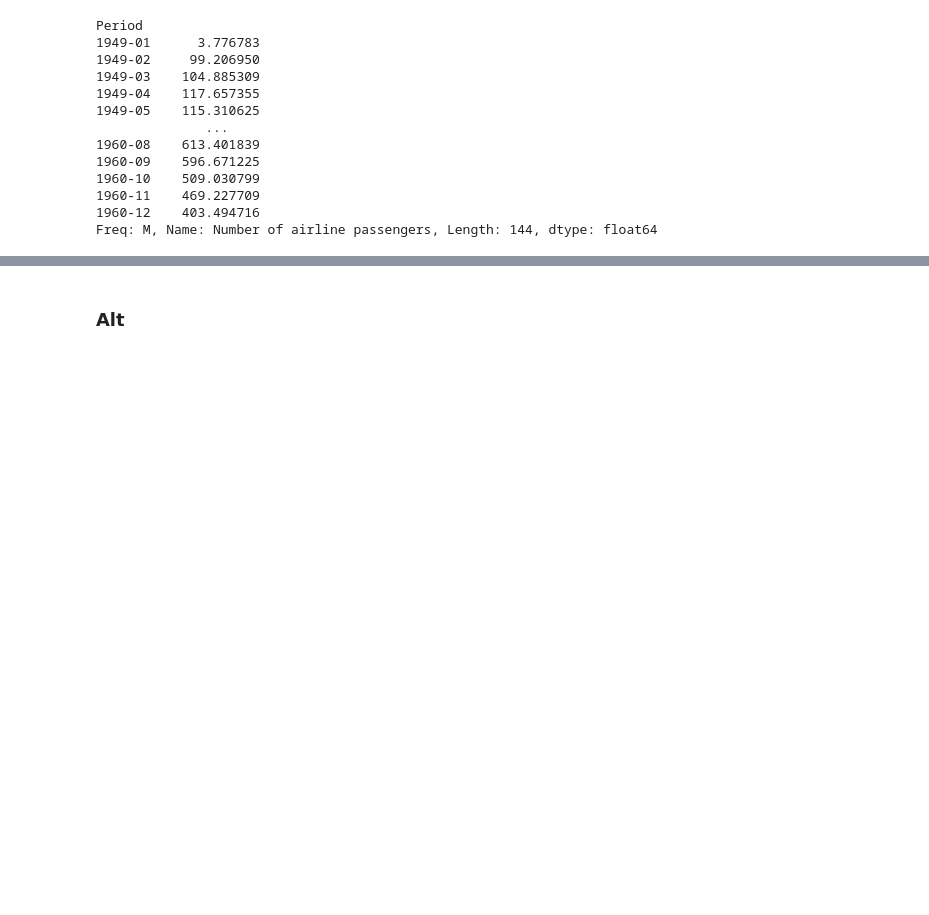
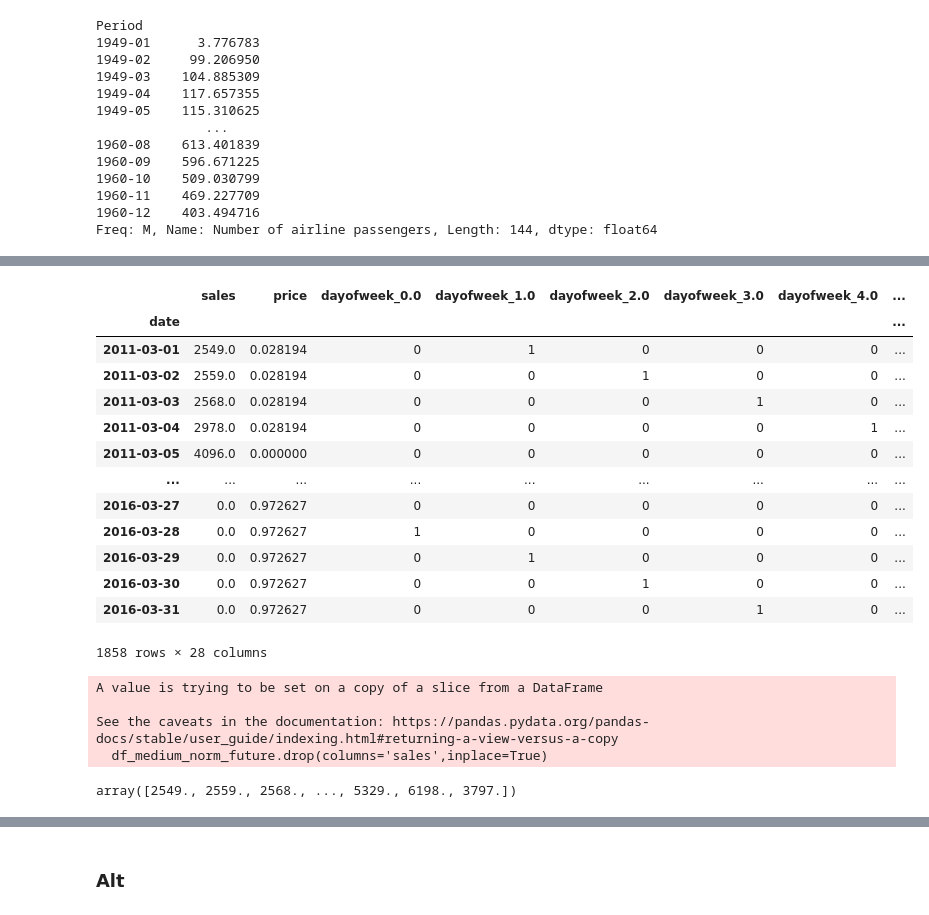
Before and after one commit to EdwinUe/BAB_WS22-23, a Jupyter notebook: Code/003BusinessAnalyticsBProjekt.ipynb, the cells around one changed output, grey strips where cells are left out. Cells and saved outputs as stored; diff of their text form; code cells hidden in the pictures; blank space fills up the shorter version.

```diff
--- a/Code/003BusinessAnalyticsBProjekt.ipynb
+++ b/Code/003BusinessAnalyticsBProjekt.ipynb
@@ -1117,0 +1090,3 @@ Freq: M, Name: Number of airline passengers, Length: 144, dtype: float64
+# %%
+df_medium_norm = df_medium
+df_medium_norm
@@ -1117,0 +1117,5 @@ Freq: M, Name: Number of airline passengers, Length: 144, dtype: float64
+# %%
+scaler = MinMaxScaler(feature_range=(0, 1))
+norm_price = scaler.fit_transform(df_medium_norm[['price']])
+df_medium_norm['price'] = norm_price
+df_medium_norm
@@ -1117,0 +1137,38 @@ Freq: M, Name: Number of airline passengers, Length: 144, dtype: float64
+# %%
+df_medium_norm = pd.get_dummies(
+    data = df_medium_norm,
+    columns = ['dayofweek','month','event_code','snap'],
+    drop_first = False
+)
+# %%
+df_medium_norm
+# %% [output]
+|  | sales | price | dayofweek_0.0 | dayofweek_1.0 | dayofweek_2.0 | dayofweek_3.0 | dayofweek_4.0 | ... |
+| date |  |  |  |  |  |  |  | ... |
+| 2011-03-01 | 2549.0 | 0.028194 | 0 | 1 | 0 | 0 | 0 | ... |
+| 2011-03-02 | 2559.0 | 0.028194 | 0 | 0 | 1 | 0 | 0 | ... |
+| 2011-03-03 | 2568.0 | 0.028194 | 0 | 0 | 0 | 1 | 0 | ... |
+| 2011-03-04 | 2978.0 | 0.028194 | 0 | 0 | 0 | 0 | 1 | ... |
+| 2011-03-05 | 4096.0 | 0.000000 | 0 | 0 | 0 | 0 | 0 | ... |
+| ... | ... | ... | ... | ... | ... | ... | ... | ... |
+| 2016-03-27 | 0.0 | 0.972627 | 0 | 0 | 0 | 0 | 0 | ... |
+| 2016-03-28 | 0.0 | 0.972627 | 1 | 0 | 0 | 0 | 0 | ... |
+| 2016-03-29 | 0.0 | 0.972627 | 0 | 1 | 0 | 0 | 0 | ... |
+| 2016-03-30 | 0.0 | 0.972627 | 0 | 0 | 1 | 0 | 0 | ... |
+| 2016-03-31 | 0.0 | 0.972627 | 0 | 0 | 0 | 1 | 0 | ... |
+1858 rows × 28 columns
+# %%
+df_medium_norm_past = df_medium_norm[df_medium_norm.index<'2016-03-01']
+df_medium_norm_future = df_medium_norm[df_medium_norm.index>='2016-03-01']
+df_medium_norm_future.drop(columns='sales',inplace=True)
+X_medium_norm = df_medium_norm_past.drop(columns='sales')
+y_medium_norm = df_medium_norm_past['sales']
+# %% [output]
+A value is trying to be set on a copy of a slice from a DataFrame
+
+See the caveats in the documentation: https://pandas.pydata.org/pandas-docs/stable/user_guide/indexing.html#returning-a-view-versus-a-copy
+  df_medium_norm_future.drop(columns='sales',inplace=True)
+# %%
+df_medium_norm_past['sales'].values
+# %% [output]
+array([2549., 2559., 2568., ..., 5329., 6198., 3797.])
```
Also changed, not shown: parts of 35 cells of this notebook.
